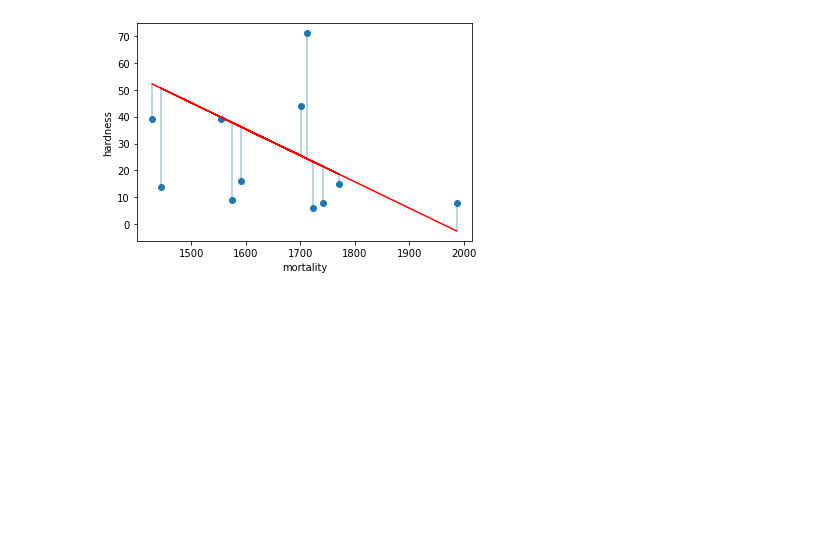
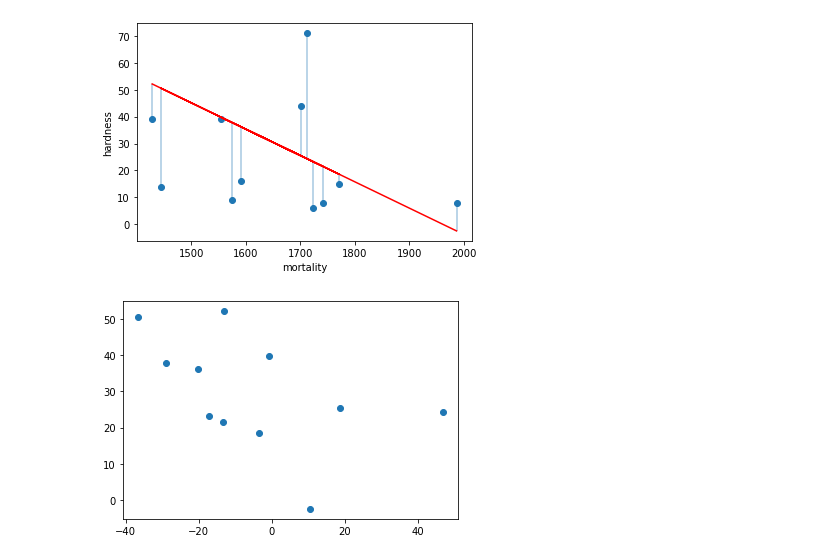
Before and after one commit to VadimZhurin/netology_python, a Jupyter notebook: HW_18.ipynb, the cells around one changed output. Saved outputs shown, nothing was run; the diff lists cells and outputs as text; code cells hidden in the pictures; blank space fills up the shorter version.

```diff
--- a/HW_18.ipynb
+++ b/HW_18.ipynb
@@ -221,3 +237,11 @@ plt.ylabel('hardness')
 plt.show()
 # %% [output]
 [figure]
+# %%
+residuals = y_test - y_pred # Расчитываем остатки
+
+plt.scatter(residuals, y_pred) # Строим график остатков
+
+plt.show()
+# %% [output]
+[figure, added]
```
Also changed, not shown: parts of 6 cells of this notebook.
